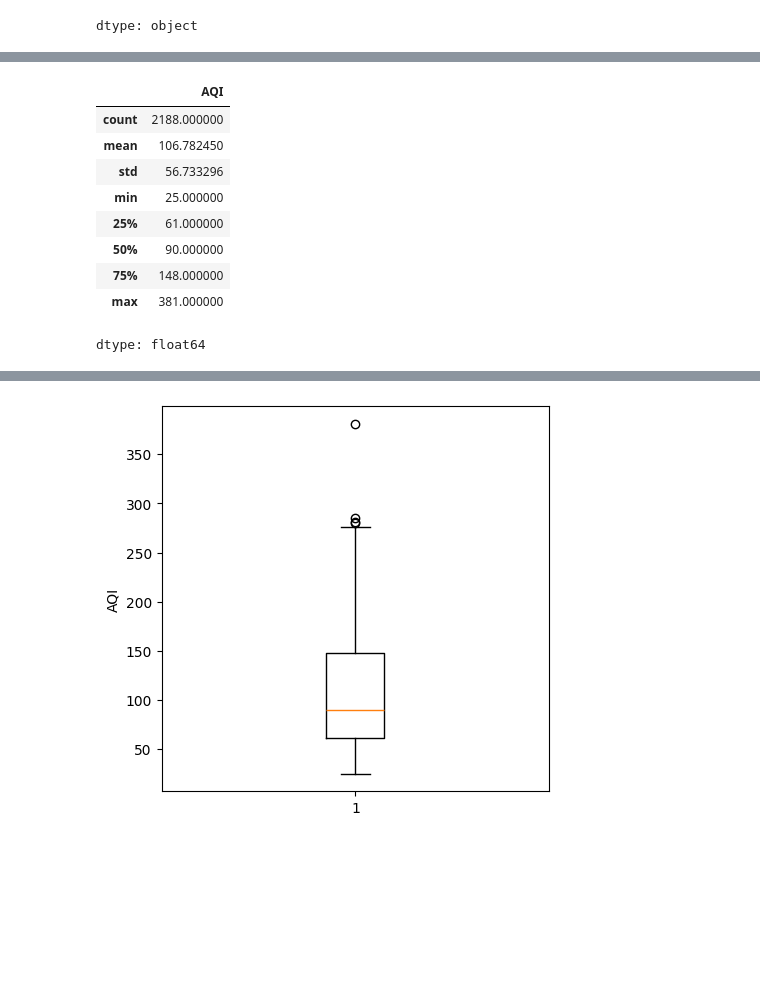
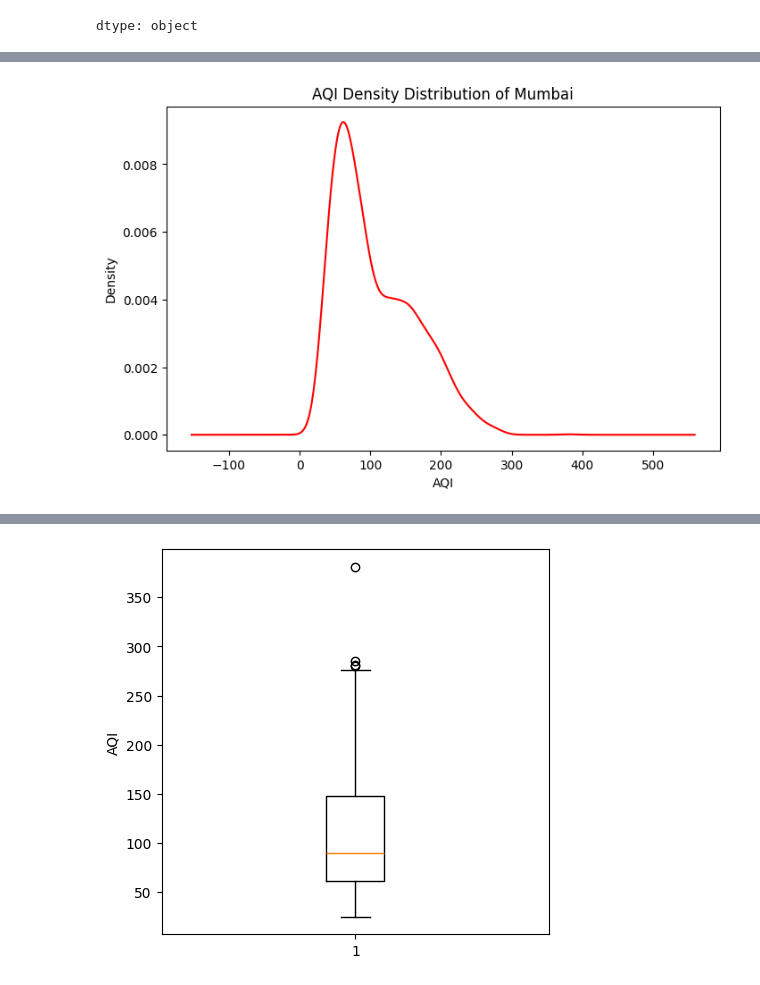
Before and after one commit to pooja24it-afk/Mumbai-AQI-Analysis, a Jupyter notebook: 5509_Mumbai_AQI_Dataset.ipynb, the cells around one changed output, grey strips where cells are left out. Cells and saved outputs as stored; diff of their text form; code cells hidden in the pictures; blank space fills up the shorter version.

```diff
--- a/5509_Mumbai_AQI_Dataset.ipynb
+++ b/5509_Mumbai_AQI_Dataset.ipynb
@@ -169,6 +169,3 @@ df.dtypes
 | CO | float64 |
 | O3 | float64 |
 dtype: object
-# %%
-df["Month"] = df["Date"].dt.month
-df.groupby("Month")["AQI"].mean()
@@ -191,13 +172,9 @@ dtype: float64
-# %%
-df["AQI"].describe()
-# %% [output]
-|  | AQI |
-| count | 2188.000000 |
-| mean | 106.782450 |
-| std | 56.733296 |
-| min | 25.000000 |
-| 25% | 61.000000 |
-| 50% | 90.000000 |
-| 75% | 148.000000 |
-| max | 381.000000 |
-dtype: float64
+# %%
+plt.figure(figsize=(8,5))
+df["AQI"].plot(kind="density", color="red")
+plt.xlabel("AQI")
+plt.ylabel("Density")
+plt.title("AQI Density Distribution of Mumbai")
+plt.show()
+# %% [output]
+[figure, added]
```
Also changed, not shown: parts of 2 cells of this notebook.
